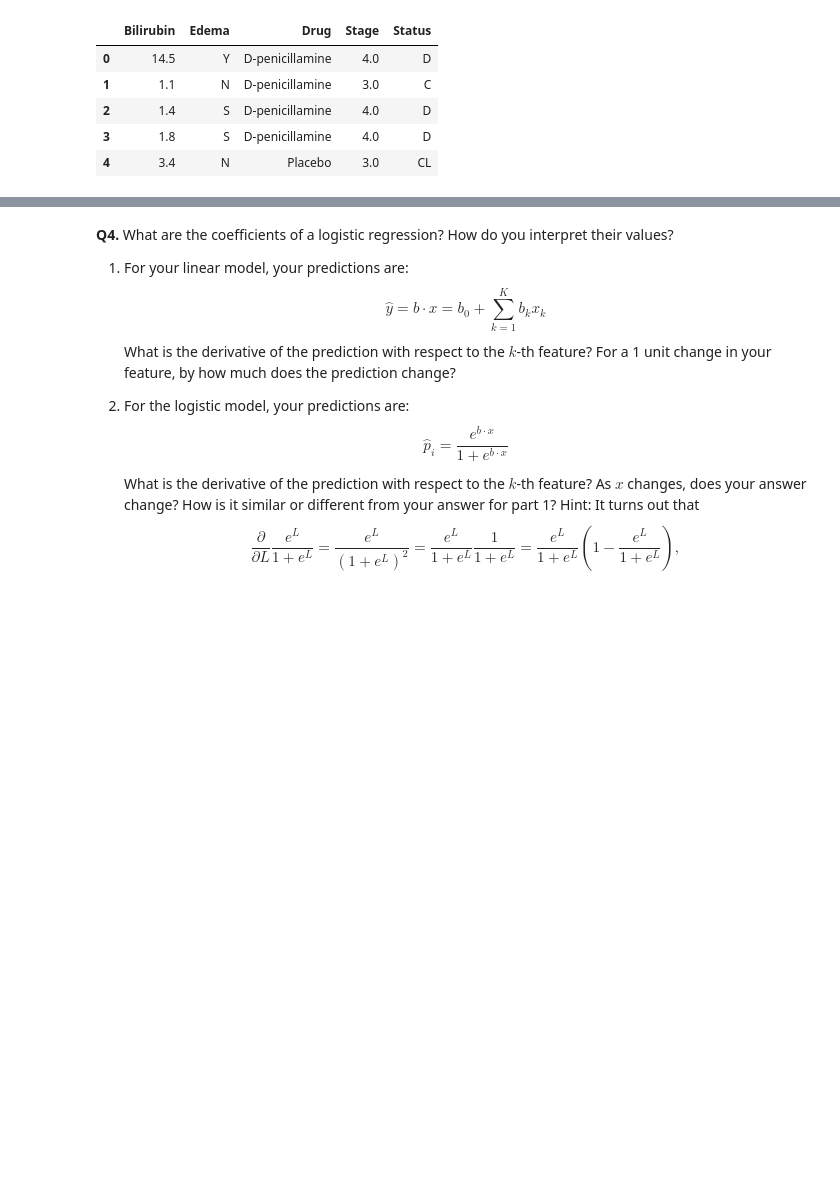
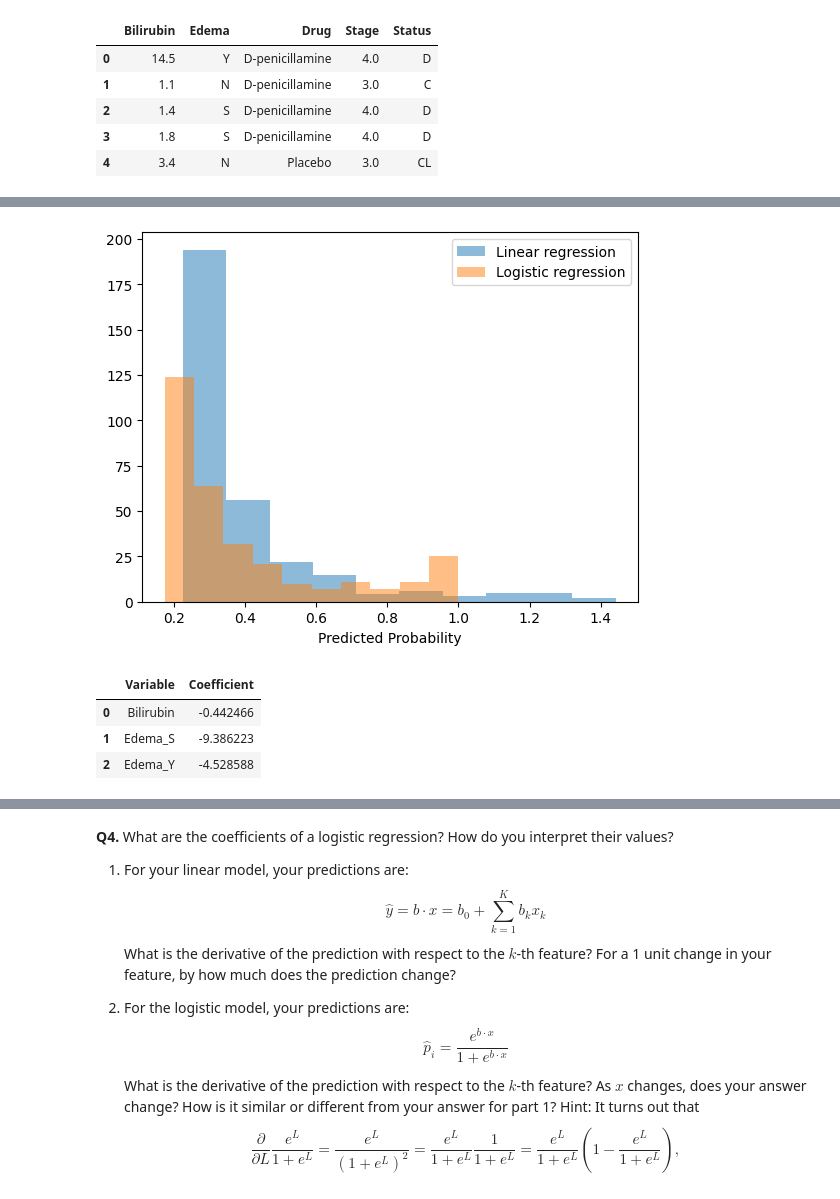
Before and after one commit to natchan19/undergrad_ml_assignments, a Jupyter notebook: 05_assignment_glm.ipynb, the cells around one changed output, grey strips where cells are left out. Cells and saved outputs as stored; diff of their text form; code cells hidden in the pictures; blank space fills up the shorter version.

```diff
--- a/05_assignment_glm.ipynb
+++ b/05_assignment_glm.ipynb
@@ -267,0 +345,32 @@ ValueError: could not convert string to float: 'Y'
+# %%
+# 3.5
+model35 = LinearRegression()
+model35.fit(X32, y32)
+y_pred35 = model35.predict(X32)
+
+y_logit = reg32.predict_proba(X32)[:, 1]
+
+plt.hist(x=y_pred35, alpha=0.5, label='Linear regression')
+plt.hist(x=y_logit, alpha=0.5, label='Logistic regression')
+plt.xlabel('Predicted Probability')
+plt.legend()
+plt.show()
+
+# Logistic regression is better because it fits between 0-1. Linear regression is not appropriate for binary classification problems, as it can predict values outside the range of 0 and 1, which do not make sense for probabilities.
+# Logistic regression, on the other hand, models the log-odds of the probability and ensures that the predicted probabilities are always between 0 and 1.
+# %% [output]
+[figure, added]
+# %%
+# 3.6
+X36 = df3clean[['Edema', 'Bilirubin']].copy()
+X36 = pd.get_dummies(X36, columns=['Edema'], drop_first=True)
+y36 = df3clean['Stage']
+
+reg36 = LogisticRegression(penalty=None, max_iter=5000)
+reg36.fit(X36, y36)
+pd.DataFrame({'Variable':reg36.feature_names_in_,'Coefficient':reg36.coef_[0]})
+# %% [output]
+|  | Variable | Coefficient |
+| 0 | Bilirubin | -0.442466 |
+| 1 | Edema_S | -9.386223 |
+| 2 | Edema_Y | -4.528588 |
```
Also changed, not shown: parts of 8 cells of this notebook.
